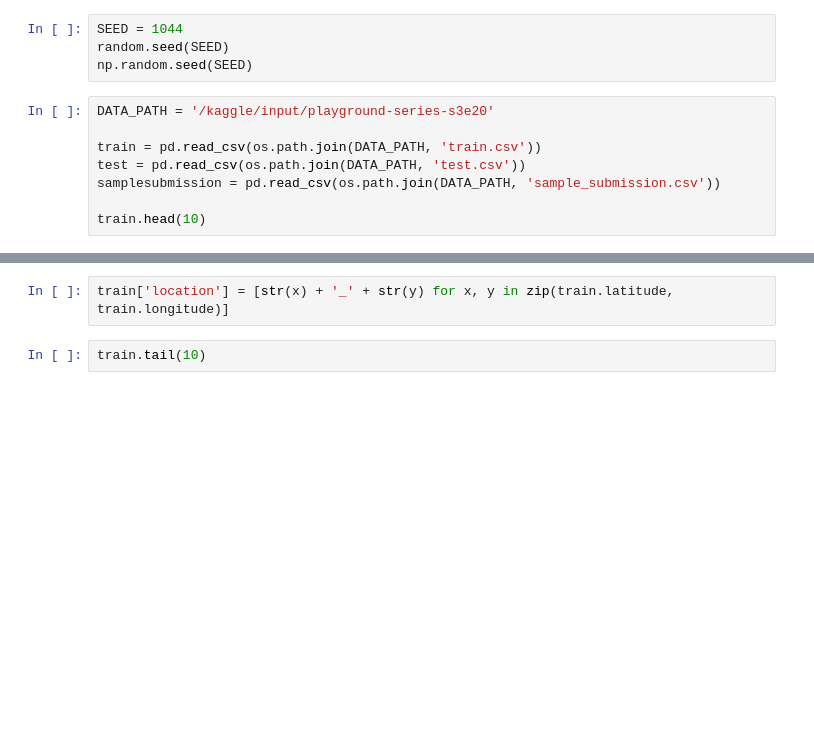
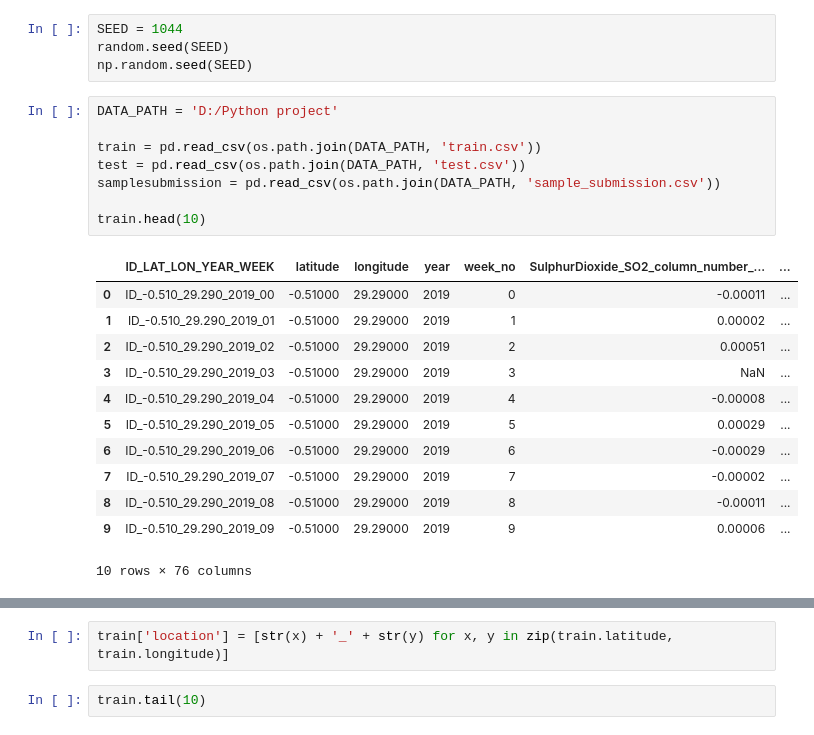
Before and after one commit to bers31/bernardo.github.io, a Jupyter notebook: co2-emmision.ipynb, the cells around one changed output, grey strips where cells are left out. Cells and saved outputs as stored; diff of their text form; blank space fills up the shorter version.

```diff
--- a/co2-emmision.ipynb
+++ b/co2-emmision.ipynb
@@ -44,12 +42,25 @@ SEED = 1044
 random.seed(SEED)
 np.random.seed(SEED)
 # %%
-DATA_PATH = '/kaggle/input/playground-series-s3e20'
+DATA_PATH = 'D:/Python project'
 
 train = pd.read_csv(os.path.join(DATA_PATH, 'train.csv'))
 test = pd.read_csv(os.path.join(DATA_PATH, 'test.csv'))
 samplesubmission = pd.read_csv(os.path.join(DATA_PATH, 'sample_submission.csv'))
 
 train.head(10)
+# %% [output]
+|  | ID_LAT_LON_YEAR_WEEK | latitude | longitude | year | week_no | SulphurDioxide_SO2_column_number_... | ... |
+| 0 | ID_-0.510_29.290_2019_00 | -0.51000 | 29.29000 | 2019 | 0 | -0.00011 | ... |
+| 1 | ID_-0.510_29.290_2019_01 | -0.51000 | 29.29000 | 2019 | 1 | 0.00002 | ... |
+| 2 | ID_-0.510_29.290_2019_02 | -0.51000 | 29.29000 | 2019 | 2 | 0.00051 | ... |
+| 3 | ID_-0.510_29.290_2019_03 | -0.51000 | 29.29000 | 2019 | 3 | NaN | ... |
+| 4 | ID_-0.510_29.290_2019_04 | -0.51000 | 29.29000 | 2019 | 4 | -0.00008 | ... |
+| 5 | ID_-0.510_29.290_2019_05 | -0.51000 | 29.29000 | 2019 | 5 | 0.00029 | ... |
+| 6 | ID_-0.510_29.290_2019_06 | -0.51000 | 29.29000 | 2019 | 6 | -0.00029 | ... |
+| 7 | ID_-0.510_29.290_2019_07 | -0.51000 | 29.29000 | 2019 | 7 | -0.00002 | ... |
+| 8 | ID_-0.510_29.290_2019_08 | -0.51000 | 29.29000 | 2019 | 8 | -0.00011 | ... |
+| 9 | ID_-0.510_29.290_2019_09 | -0.51000 | 29.29000 | 2019 | 9 | 0.00006 | ... |
+10 rows × 76 columns
 # %%
 train.describe()
```
Also changed, not shown: parts of 18 cells of this notebook, 7 other files.
